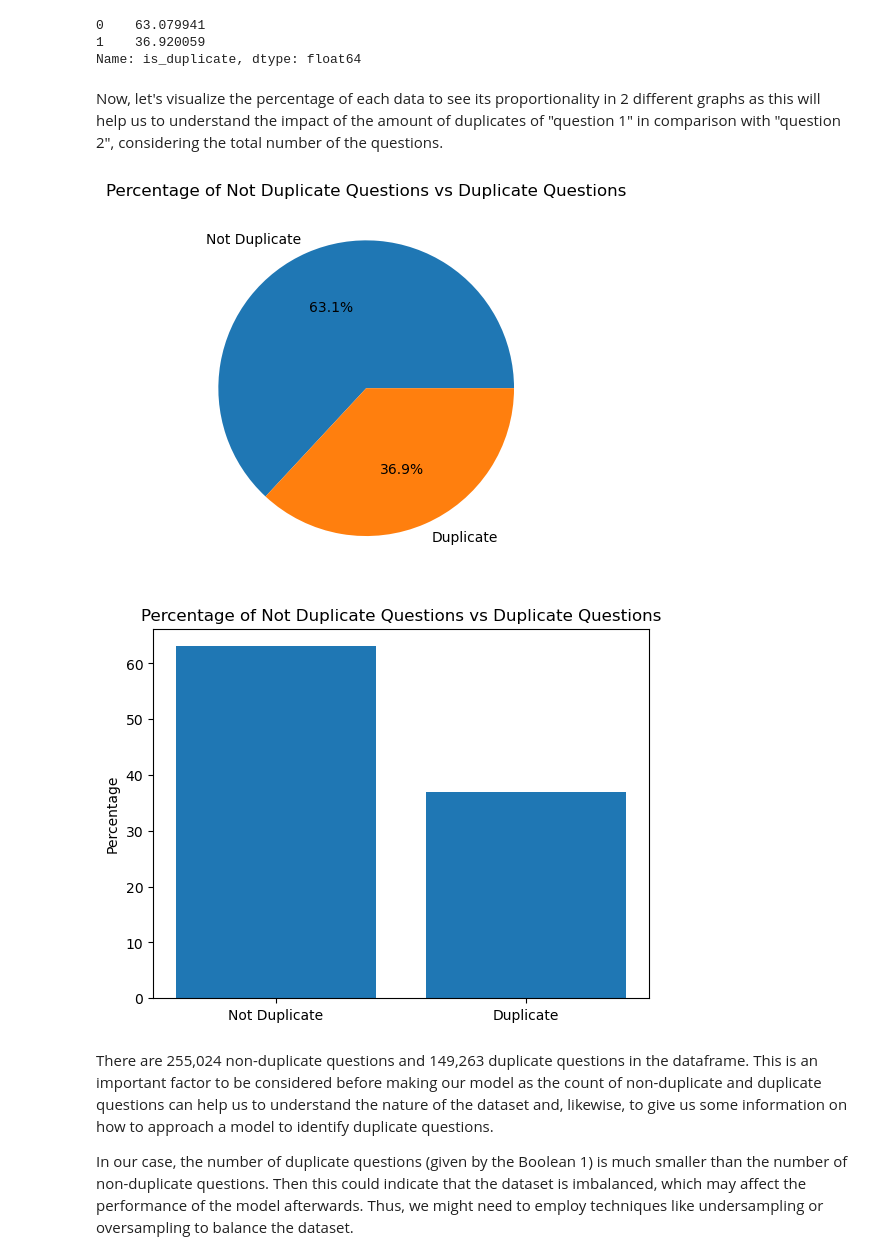
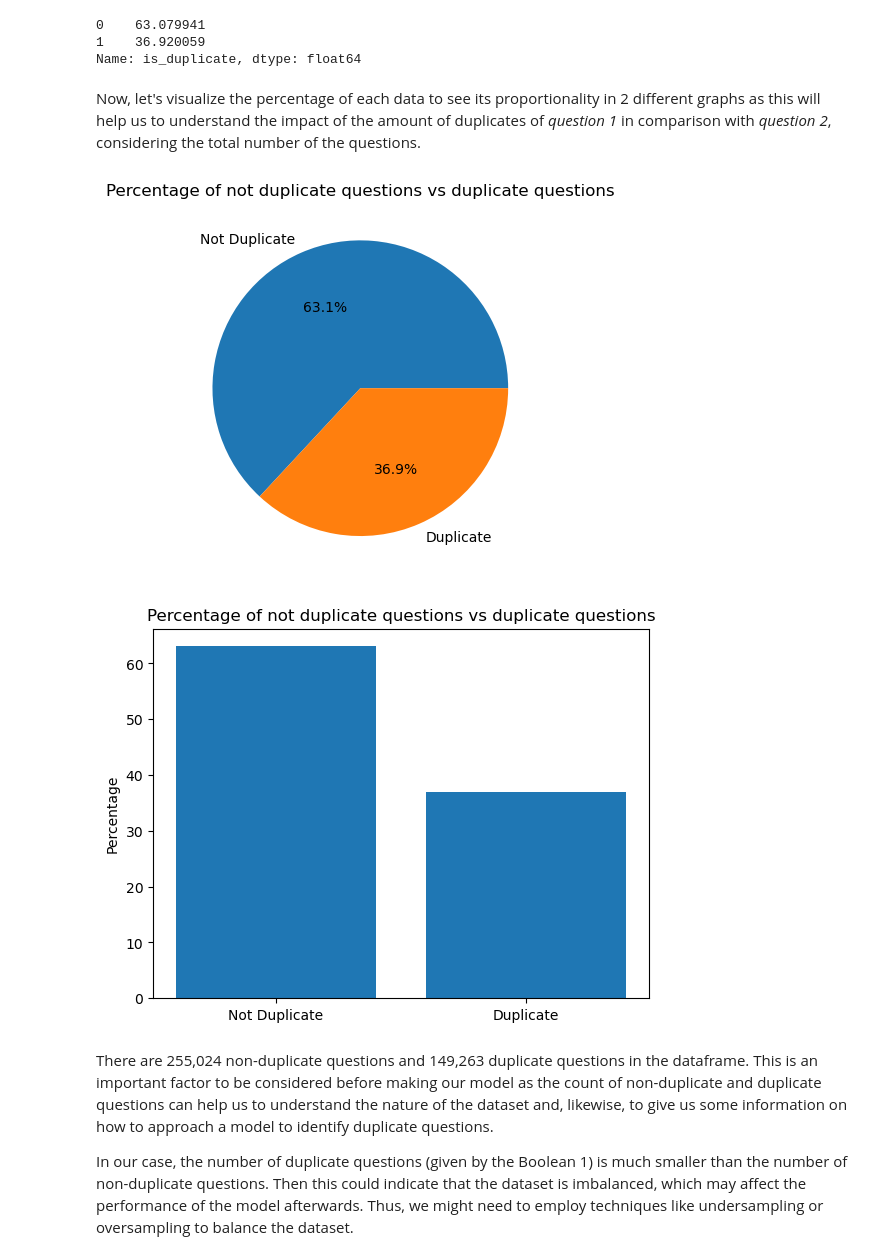
Before and after one commit to rafaelaqfc/Duplicate-Questions-Classifier, a Jupyter notebook: mini_project_V.ipynb, the cells around one changed output. Saved outputs shown, nothing was run; the diff lists cells and outputs as text; code cells hidden in the pictures.

```diff
--- a/mini_project_V.ipynb
+++ b/mini_project_V.ipynb
@@ -119,23 +128,23 @@ percentages
 1    36.920059
 Name: is_duplicate, dtype: float64
 # %% [markdown]
-Now, let's visualize the percentage of each data to see its proportionality in 2 different graphs as this will help us to understand the impact of the amount of duplicates of "question 1" in comparison with "question 2", considering the total number of the questions.
+Now, let's visualize the percentage of each data to see its proportionality in 2 different graphs as this will help us to understand the impact of the amount of duplicates of *question 1* in comparison with *question 2*, considering the total number of the questions.
 # %%
 # Plot as a pie chart
 labels = ['Not Duplicate', 'Duplicate']
 plt.pie(percentages, labels=labels, autopct='%1.1f%%')
-plt.title('Percentage of Not Duplicate Questions vs Duplicate Questions')
+plt.title('Percentage of not duplicate questions vs duplicate questions')
 plt.show()
 # %% [output]
-[figure, old version]
+[figure, new version]
 # %%
 # Plot as a bar chart
 plt.bar(labels, percentages)
-plt.title('Percentage of Not Duplicate Questions vs Duplicate Questions')
+plt.title('Percentage of not duplicate questions vs duplicate questions')
 plt.ylabel('Percentage')
 plt.show()
 # %% [output]
-[figure, old version]
+[figure, new version]
 # %% [markdown]
 There are 255,024 non-duplicate questions and 149,263 duplicate questions in the dataframe. This is an important factor to be considered before making our model as the count of non-duplicate and duplicate questions can help us to understand the nature of the dataset and, likewise, to give us some information on how to approach a model to identify duplicate questions.
 
```
Also changed, not shown: parts of 109 cells of this notebook, 1 other file.
